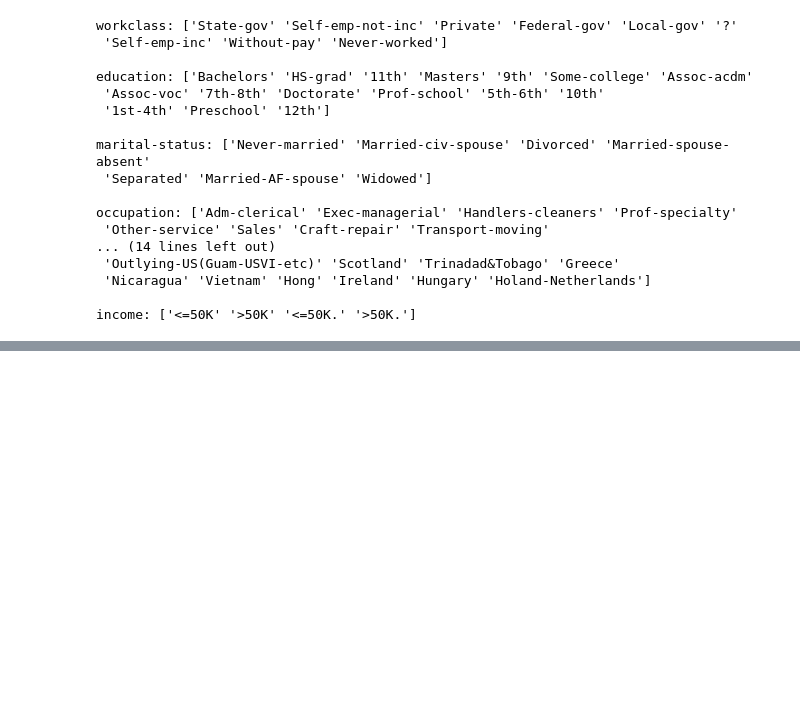
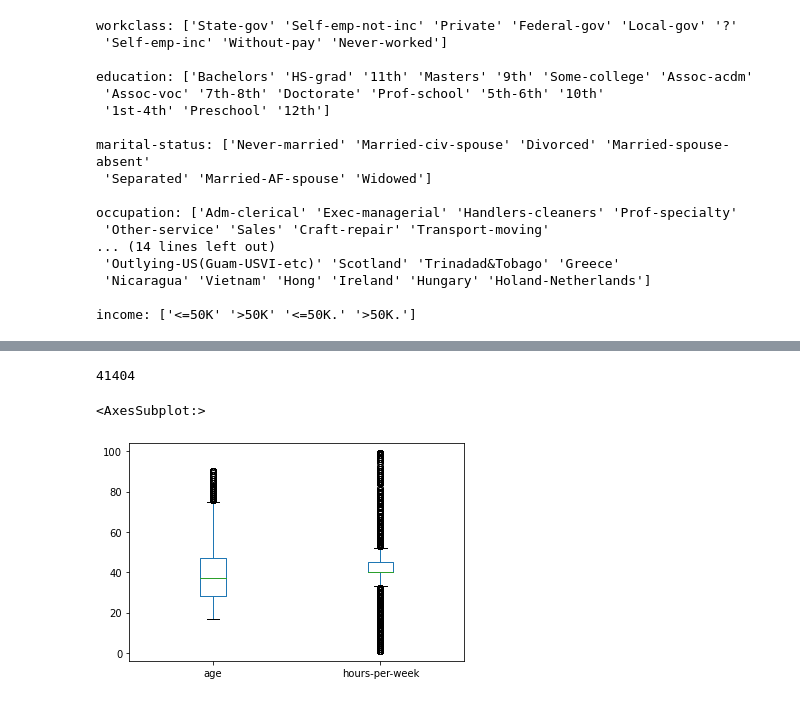
Before and after one commit to Sodiqlef/DecisionTree-income-predictor, a Jupyter notebook: Untitled.ipynb, the cells around one changed output, grey strips where cells are left out. Cells and saved outputs as stored; diff of their text form; code cells hidden in the pictures; blank space fills up the shorter version.

```diff
--- a/Untitled.ipynb
+++ b/Untitled.ipynb
@@ -177,0 +255,14 @@ income: ['<=50K' '>50K' '<=50K.' '>50K.']
+# %%
+# Check for amount of values that are zero in capital gain
+len(df[df["capital-gain"] == 0])
+# %% [output]
+41404
+# %%
+#drop both capital gain and capital loss columns
+df.drop(columns=["capital-gain", "capital-loss"], inplace=True)
+# %%
+# Check diatribution of other numeric columns
+df.select_dtypes("number").plot(kind="box");
+# %% [output]
+<AxesSubplot:>
+[figure, added]
```
Also changed, not shown: parts of 24 cells of this notebook.
